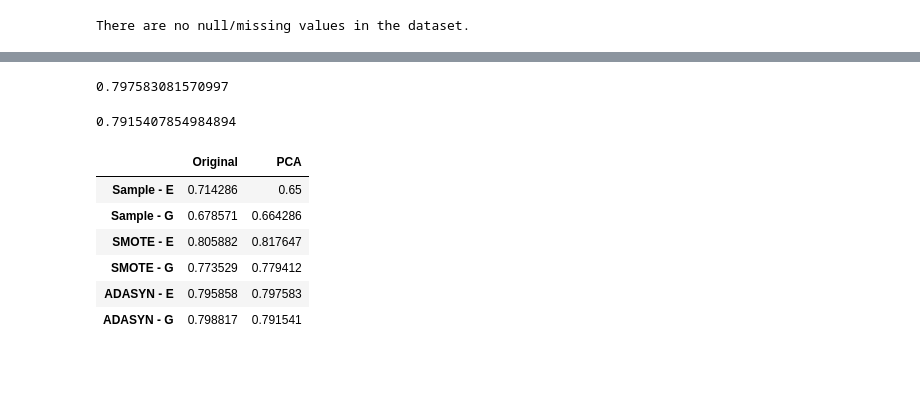
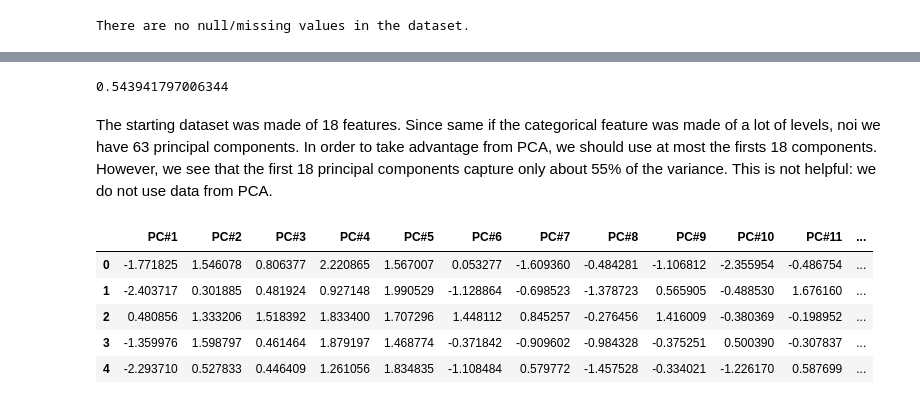
Before and after one commit to gianluigilopardo/Absenteeism_prediction, a Jupyter notebook: Tesina_DS.ipynb, the cells around one changed output, grey strips where cells are left out. Saved outputs shown, nothing was run; the diff lists cells and outputs as text; code cells hidden in the pictures; blank space fills up the shorter version.

```diff
--- a/Tesina_DS.ipynb
+++ b/Tesina_DS.ipynb
@@ -720,38 +604,19 @@ tree_acc
-# %%
-# Decision TREE: PCA, ADASYN Oversampling, Entropy
-tree_Entropy = tree.DecisionTreeClassifier(criterion = 'entropy', random_state = SEED)
-
-tree_Entropy.fit(X_train_ADASYN_pca, y_train_ADASYN_pca)
-tree_Entropy_pred_entro = tree_Entropy.predict(X_test_ADASYN_pca)
-
-#metrics
-tree_acc = accuracy_score(tree_Entropy_pred_entro, y_test_ADASYN_pca)
-
-tree_accuracy.loc['ADASYN - E','PCA'] = tree_acc
-tree_acc
-# %% [output]
-0.797583081570997
-# %%
-# Decision TREE: PCA, ADASYN Oversampling, Gini
-tree_Entropy = tree.DecisionTreeClassifier(criterion = 'gini', random_state = SEED)
-
-tree_Entropy.fit(X_train_ADASYN_pca, y_train_ADASYN_pca)
-tree_Entropy_pred_entro = tree_Entropy.predict(X_test_ADASYN_pca)
-
-#metrics
-tree_acc = accuracy_score(tree_Entropy_pred_entro, y_test_ADASYN_pca)
-
-tree_accuracy.loc['ADASYN - G','PCA'] = tree_acc
-tree_acc
-# %% [output]
-0.7915407854984894
-# %%
-tree_accuracy
-# %% [output]
-|  | Original | PCA |
-| Sample - E | 0.714286 | 0.65 |
-| Sample - G | 0.678571 | 0.664286 |
-| SMOTE - E | 0.805882 | 0.817647 |
-| SMOTE - G | 0.773529 | 0.779412 |
-| ADASYN - E | 0.795858 | 0.797583 |
-| ADASYN - G | 0.798817 | 0.791541 |
+# %%
+cumvar[18]
+# %% [output]
+0.543941797006344
+# %% [markdown]
+The starting dataset was made of 18 features. Since same if the categorical feature was made of a lot of levels, noi we have 63 principal components.
+In order to take advantage from PCA, we should use at most the firsts 18 components. However, we see that the first 18 principal components capture only about 55% of the variance. This is not helpful: we do not use data from PCA.
+# %%
+n_used = 18
+X_pca = np.dot(X_pca_norm.values, X_pca.components_[:n_used,:].T)
+X_pca = pd.DataFrame(X_pca, columns=["PC#%d" % (x + 1) for x in range(n_used)])
+X_pca.head()
+# %% [output]
+|  | PC#1 | PC#2 | PC#3 | PC#4 | PC#5 | PC#6 | PC#7 | PC#8 | PC#9 | PC#10 | PC#11 | ... |
+| 0 | -1.771825 | 1.546078 | 0.806377 | 2.220865 | 1.567007 | 0.053277 | -1.609360 | -0.484281 | -1.106812 | -2.355954 | -0.486754 | ... |
+| 1 | -2.403717 | 0.301885 | 0.481924 | 0.927148 | 1.990529 | -1.128864 | -0.698523 | -1.378723 | 0.565905 | -0.488530 | 1.676160 | ... |
+| 2 | 0.480856 | 1.333206 | 1.518392 | 1.833400 | 1.707296 | 1.448112 | 0.845257 | -0.276456 | 1.416009 | -0.380369 | -0.198952 | ... |
+| 3 | -1.359976 | 1.598797 | 0.461464 | 1.879197 | 1.468774 | -0.371842 | -0.909602 | -0.984328 | -0.375251 | 0.500390 | -0.307837 | ... |
+| 4 | -2.293710 | 0.527833 | 0.446409 | 1.261056 | 1.834835 | -1.108484 | 0.579772 | -1.457528 | -0.334021 | -1.226170 | 0.587699 | ... |
```
Also changed, not shown: parts of 74 cells of this notebook.
